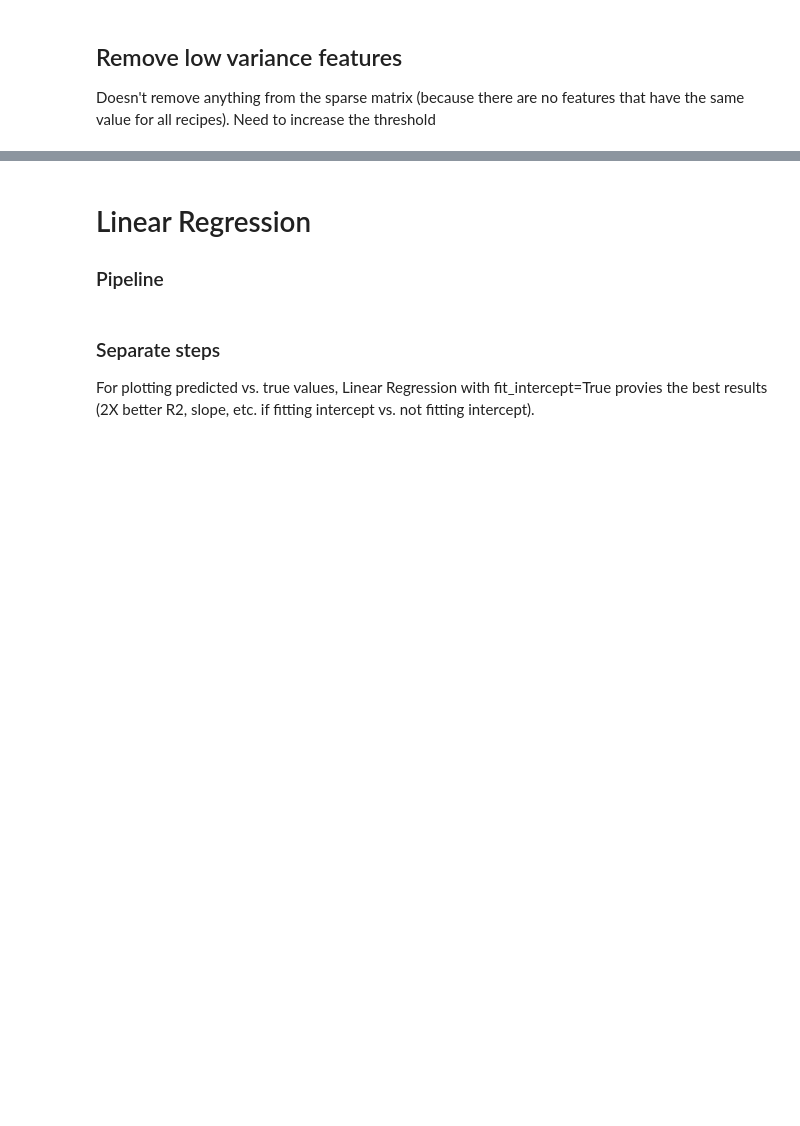
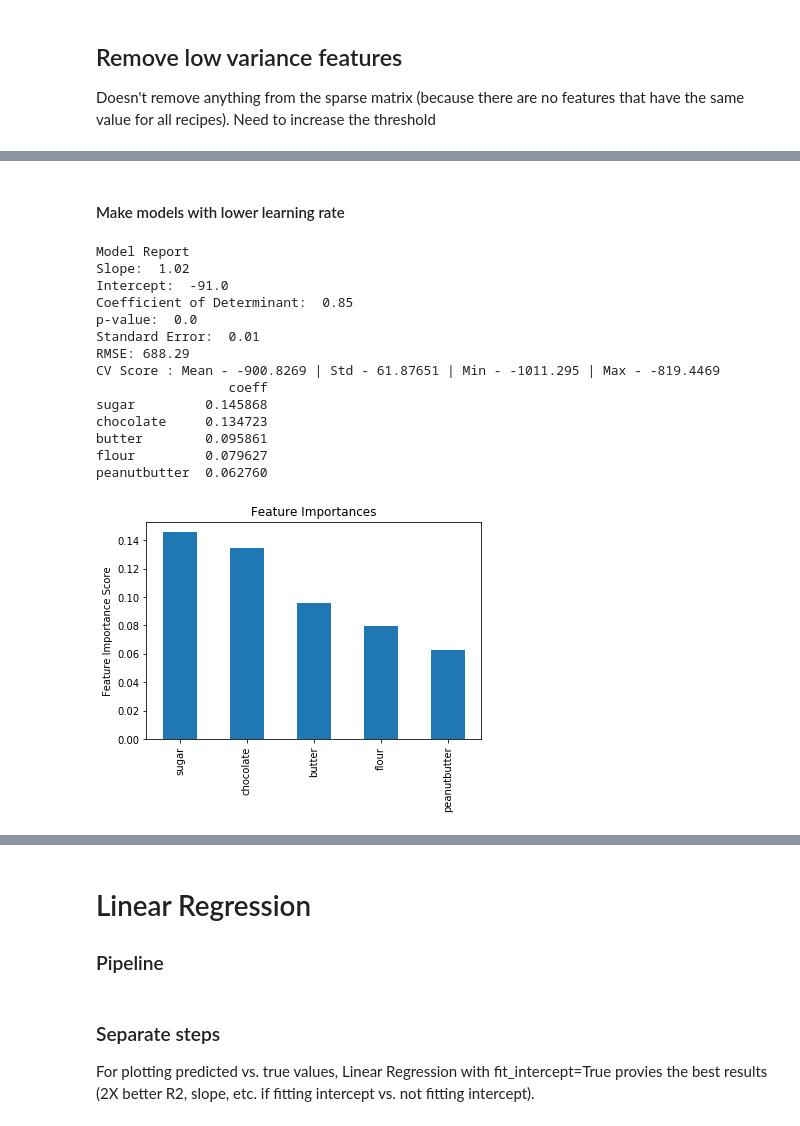
Before and after one commit to jinny-sun/cookie-cutter, a Jupyter notebook: CookieCutter.ipynb, the cells around one changed output, grey strips where cells are left out. Saved outputs shown, nothing was run; the diff lists cells and outputs as text; code cells hidden in the pictures; blank space fills up the shorter version.

```diff
--- a/CookieCutter.ipynb
+++ b/CookieCutter.ipynb
@@ -474,0 +774,22 @@ selector.fit_transform(ingredient_bow_train)
+# %% [markdown]
+#### Make models with lower learning rate
+# %%
+# 1/2 learning rate with 2X trees (n_estimators)
+gbm_tuned_1 = GradientBoostingRegressor(learning_rate=0.2, n_estimators=200, max_depth=7, min_samples_split=950, min_samples_leaf=6, subsample=0.8, max_features=21, random_state=10)
+modelfit(gbm_tuned_1, ingredient_bow_train, y_train['totalCal'],bow_transformer)
+# %% [output]
+Model Report
+Slope:  1.02
+Intercept:  -91.0
+Coefficient of Determinant:  0.85
+p-value:  0.0
+Standard Error:  0.01
+RMSE: 688.29
+CV Score : Mean - -900.8269 | Std - 61.87651 | Min - -1011.295 | Max - -819.4469
+                 coeff
+sugar         0.145868
+chocolate     0.134723
+butter        0.095861
+flour         0.079627
+peanutbutter  0.062760
+[figure, added]
```
Also changed, not shown: parts of 97 cells of this notebook.
